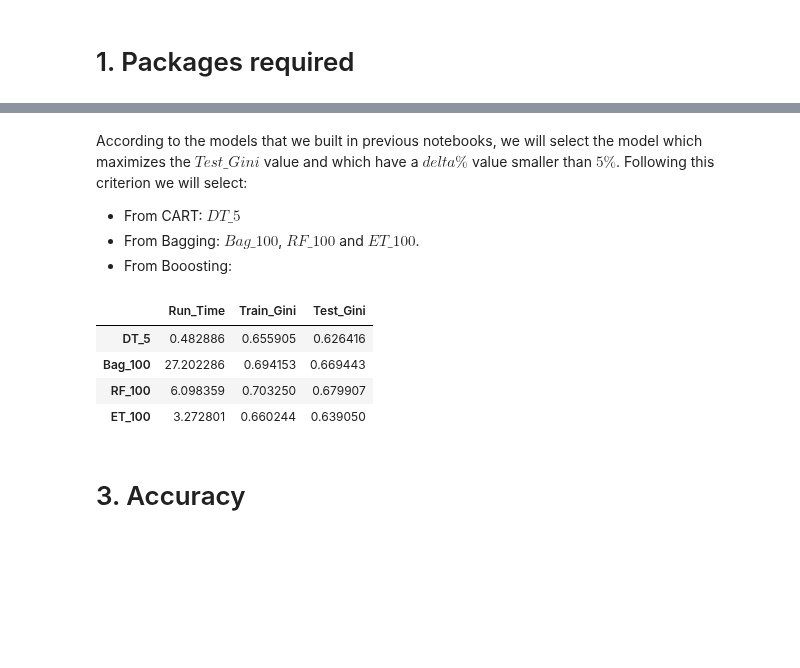
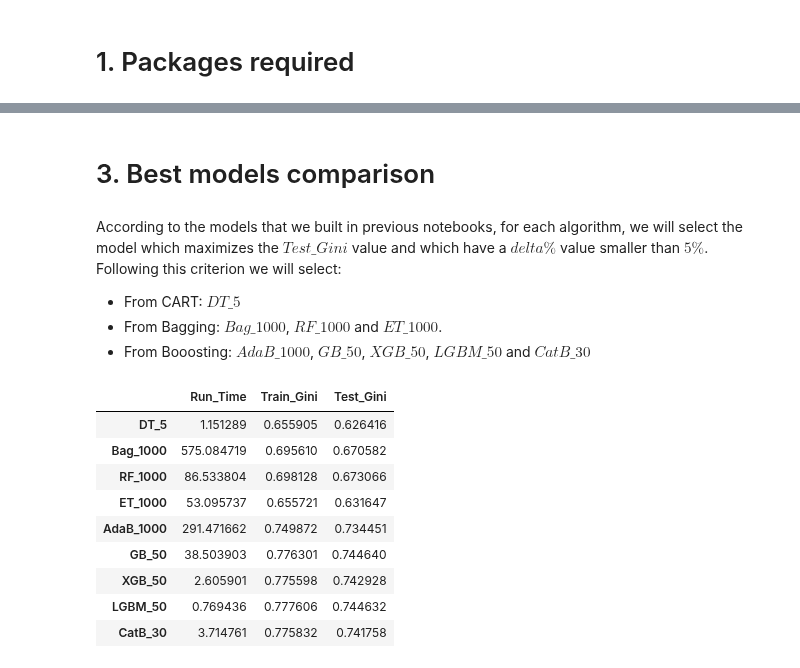
Before and after one commit to GinesMeca/TFG, a Jupyter notebook: notebooks/7. Conclusions.ipynb, the cells around one changed output, grey strips where cells are left out. Cells and saved outputs as stored; diff of their text form; code cells hidden in the pictures; blank space fills up the shorter version.

Commit message:
Ending conclusions notebook

```diff
--- a/notebooks/7. Conclusions.ipynb
+++ b/notebooks/7. Conclusions.ipynb
@@ -19,28 +34,33 @@ import matplotlib.pyplot as plt
+# %% [markdown]
+# 3. Best models comparison
 # %% [markdown]
-According to the models that we built in previous notebooks, we will select the model which maximizes the $Test\_Gini$ value and which have a $delta\%$ value smaller than $5\%$. Following this criterion we will select:
+According to the models that we built in previous notebooks, for each algorithm, we will select the model which maximizes the $Test\_Gini$ value and which have a $delta\%$ value smaller than $5\%$. Following this criterion we will select:
 * From CART: $DT\_5$
-* From Bagging: $Bag\_100$, $RF\_100$ and $ET\_100$.
-* From Booosting:
+* From Bagging: $Bag\_1000$, $RF\_1000$ and $ET\_1000$.
+* From Booosting: $AdaB\_1000$, $GB\_50$, $XGB\_50$, $LGBM\_50$ and $CatB\_30$
-# %%
-metrics = {}
-metrics['DT_5'] = {'Run_Time': 0.482886, 'Train_Gini': 0.655905, 'Test_Gini': 0.626416}
-metrics['Bag_100'] = {'Run_Time': 27.202286, 'Train_Gini': 0.694153, 'Test_Gini': 0.669443}
-metrics['RF_100'] = {'Run_Time': 6.098359, 'Train_Gini': 0.703250, 'Test_Gini': 0.679907}
-metrics['ET_100'] = {'Run_Time': 3.272801, 'Train_Gini': 0.660244, 'Test_Gini': 0.639050}
-#metrics['AdaB_'] = {'Run_Time': , 'Train_Gini': , 'Test_Gini': }
-#metrics['GB_'] = {'Run_Time': , 'Train_Gini': , 'Test_Gini': }
-#metrics['XGB_'] = {'Run_Time': , 'Train_Gini': , 'Test_Gini': }
-#metrics['LGBM_'] = {'Run_Time': , 'Train_Gini': , 'Test_Gini': }
-#metrics['CatB_'] = {'Run_Time': , 'Train_Gini': , 'Test_Gini': }
-
-metrics_pd = pd.DataFrame.from_dict(metrics, orient = 'index', columns = ['Run_Time', 'Train_Gini', 'Test_Gini'])
-metrics_pd
-# %% [output]
-|  | Run_Time | Train_Gini | Test_Gini |
-| DT_5 | 0.482886 | 0.655905 | 0.626416 |
-| Bag_100 | 27.202286 | 0.694153 | 0.669443 |
-| RF_100 | 6.098359 | 0.703250 | 0.679907 |
-| ET_100 | 3.272801 | 0.660244 | 0.639050 |
-# %% [markdown]
-# 3. Accuracy
+# %%
+metrics = {}
+metrics['DT_5'] = dict(DT.iloc[2])
+metrics['Bag_1000'] = dict(BAG.iloc[-1])
+metrics['RF_1000'] = dict(RF.iloc[-1])
+metrics['ET_1000'] = dict(ET.iloc[-1])
+metrics['AdaB_1000'] = dict(ADAB.iloc[-1])
+metrics['GB_50'] = dict(GB.iloc[7])
+metrics['XGB_50'] = dict(XGB.iloc[7])
+metrics['LGBM_50'] = dict(LGBM.iloc[7])
+metrics['CatB_30'] = dict(CATB.iloc[6])
+
+metrics_pd = pd.DataFrame.from_dict(metrics, orient = 'index', columns = ['Run_Time', 'Train_Gini', 'Test_Gini'])
+metrics_pd
+# %% [output]
+|  | Run_Time | Train_Gini | Test_Gini |
+| DT_5 | 1.151289 | 0.655905 | 0.626416 |
+| Bag_1000 | 575.084719 | 0.695610 | 0.670582 |
+| RF_1000 | 86.533804 | 0.698128 | 0.673066 |
+| ET_1000 | 53.095737 | 0.655721 | 0.631647 |
+| AdaB_1000 | 291.471662 | 0.749872 | 0.734451 |
+| GB_50 | 38.503903 | 0.776301 | 0.744640 |
+| XGB_50 | 2.605901 | 0.775598 | 0.742928 |
+| LGBM_50 | 0.769436 | 0.777606 | 0.744632 |
+| CatB_30 | 3.714761 | 0.775832 | 0.741758 |
 # %% [markdown]
```
Also changed, not shown: parts of 15 cells of this notebook.
